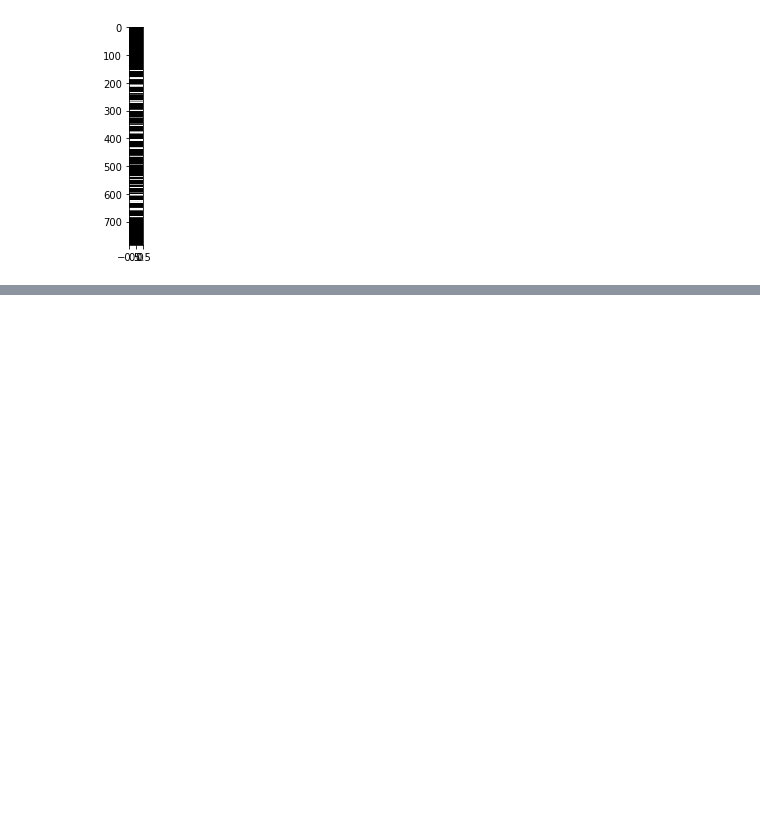
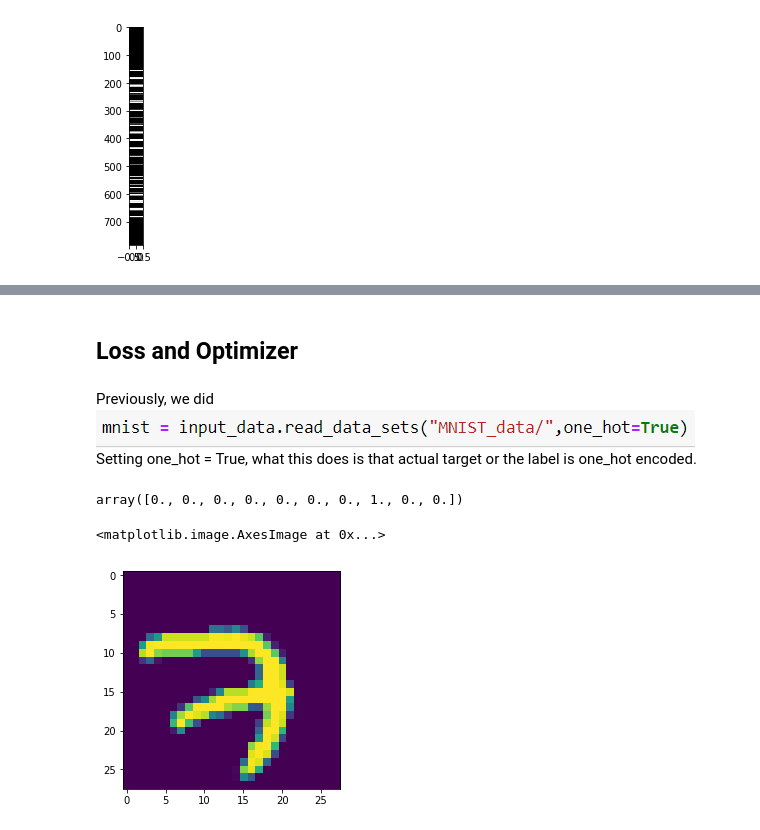
Before and after one commit to AnmolTomer/ml_bootcamp_udemy, a Jupyter notebook: 26. Deep Learning and Neural-Nets/26.4 MNIST with Tensorflow.ipynb, the cells around one changed output, grey strips where cells are left out. Saved outputs shown, nothing was run; the diff lists cells and outputs as text; code cells hidden in the pictures; blank space fills up the shorter version.

Commit message:
Add code for loss and optimizer, cross entropy, significance of one_hot encoding, train, test on MNIST with accuracy of 91.72.

```diff
--- a/26. Deep Learning and Neural-Nets/26.4 MNIST with Tensorflow.ipynb
+++ b/26. Deep Learning and Neural-Nets/26.4 MNIST with Tensorflow.ipynb
@@ -123,0 +146,2 @@ plt.imshow(mnist.train.images[1].reshape(784,1),cmap='gist_gray',aspect=0.02)
+# %% [markdown]
+## Loss and Optimizer
@@ -123,0 +151,14 @@ plt.imshow(mnist.train.images[1].reshape(784,1),cmap='gist_gray',aspect=0.02)
+# %% [markdown]
+Previously, we did ![image.png](attachment:image.png)
+Setting one_hot = True, what this does is that actual target or the label is one_hot encoded.
+# %%
+mnist.train.labels[0] # This is what one_hot encoding looks like. Each of these index positions stands for number it represents.
+# We see above that at according to one_hot this is 7. The entire label is vector of 10 digits here.
+# That is the reason we say shape of y_true will be (some_batch_size (NONE for now),10)
+# %% [output]
+array([0., 0., 0., 0., 0., 0., 0., 1., 0., 0.])
+# %%
+plt.imshow(mnist.train.images[0].reshape(28,28)) # Plotting the same image gives us a hand written 7, as 1 is at index 8.
+# %% [output]
+<matplotlib.image.AxesImage at 0x...>
+[figure, added]
```
Also changed, not shown: parts of 17 cells of this notebook.
